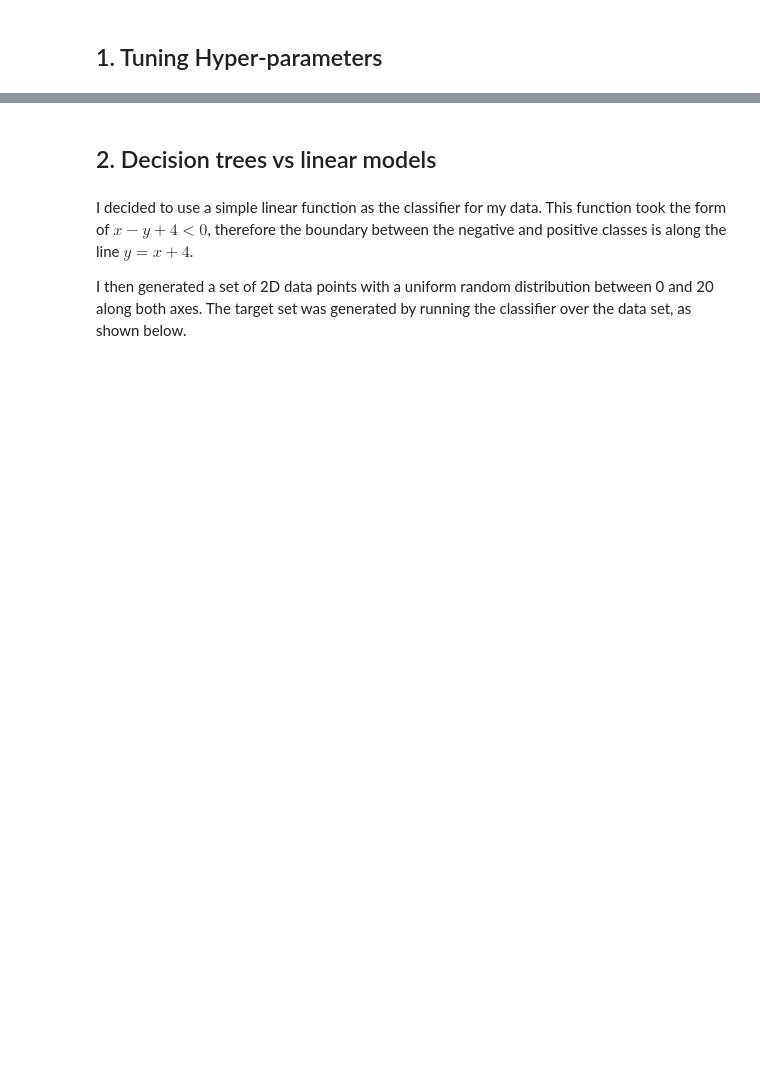
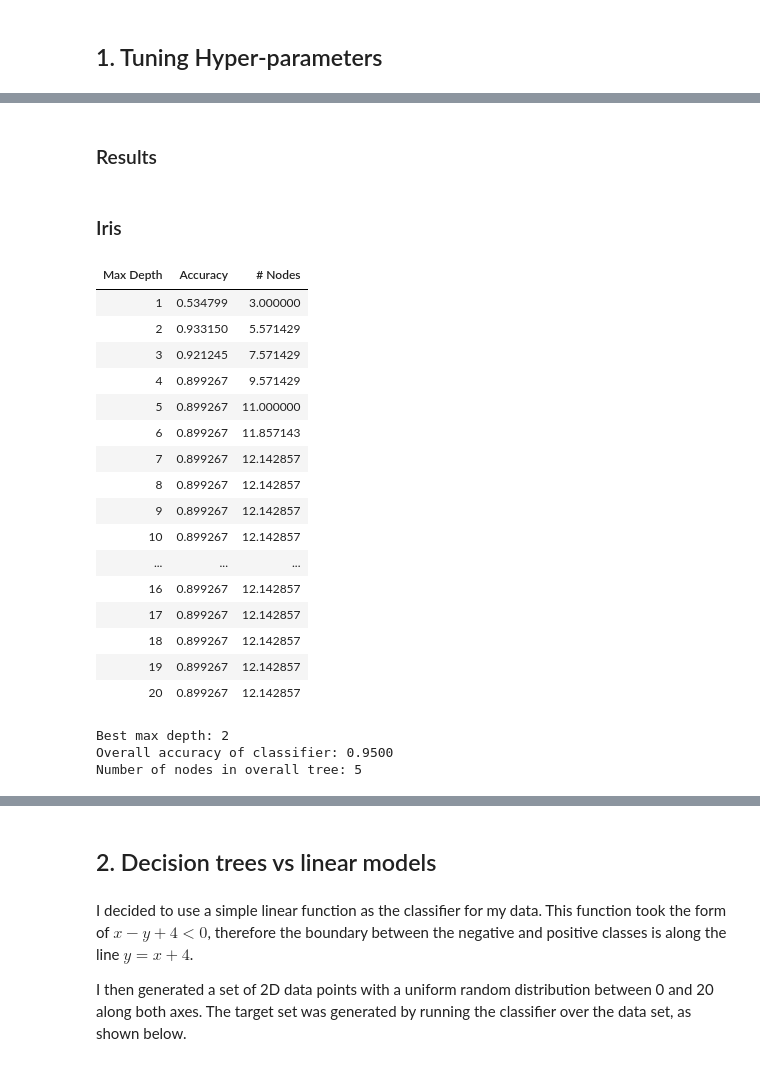
Before and after one commit to alextompkins/machine-learning-ass1, a Jupyter notebook: ato47.ipynb, the cells around one changed output, grey strips where cells are left out. Drawn from its saved outputs; the diff is of its cells as text; code cells hidden in the pictures; blank space fills up the shorter version.

```diff
--- a/ato47.ipynb
+++ b/ato47.ipynb
@@ -19,0 +27,19 @@ SEED = 1337
+# %%
+def split_data(dataset):
+    """Splits the dataset into training and testing sets, maintaining labels"""
+    X_train, X_test, y_train, y_test = train_test_split(dataset.data, dataset.target, train_size=0.6, random_state=SEED)
+    training_data = Bunch()
+    training_data.data = X_train
+    training_data.target = y_train
+    if 'feature_names' in dataset:
+        training_data.feature_names = dataset.feature_names
+    training_data.target_names = dataset.target_names
+
+    testing_data = Bunch()
+    testing_data.data = X_test
+    testing_data.target = y_test
+    if 'feature_names' in dataset:
+        testing_data.feature_names = dataset.feature_names
+    testing_data.target_names = dataset.target_names
+
+    return training_data, testing_data
@@ -19,0 +137,26 @@ SEED = 1337
+# %% [markdown]
+### Results
+# %%
+process_dataset('Iris', datasets.load_iris())
+# %% [output]
+Iris
+| Max Depth | Accuracy | # Nodes |
+| 1 | 0.534799 | 3.000000 |
+| 2 | 0.933150 | 5.571429 |
+| 3 | 0.921245 | 7.571429 |
+| 4 | 0.899267 | 9.571429 |
+| 5 | 0.899267 | 11.000000 |
+| 6 | 0.899267 | 11.857143 |
+| 7 | 0.899267 | 12.142857 |
+| 8 | 0.899267 | 12.142857 |
+| 9 | 0.899267 | 12.142857 |
+| 10 | 0.899267 | 12.142857 |
+| ... | ... | ... |
+| 16 | 0.899267 | 12.142857 |
+| 17 | 0.899267 | 12.142857 |
+| 18 | 0.899267 | 12.142857 |
+| 19 | 0.899267 | 12.142857 |
+| 20 | 0.899267 | 12.142857 |
+Best max depth: 2
+Overall accuracy of classifier: 0.9500
+Number of nodes in overall tree: 5
```
Also changed, not shown: parts of 14 cells of this notebook.
